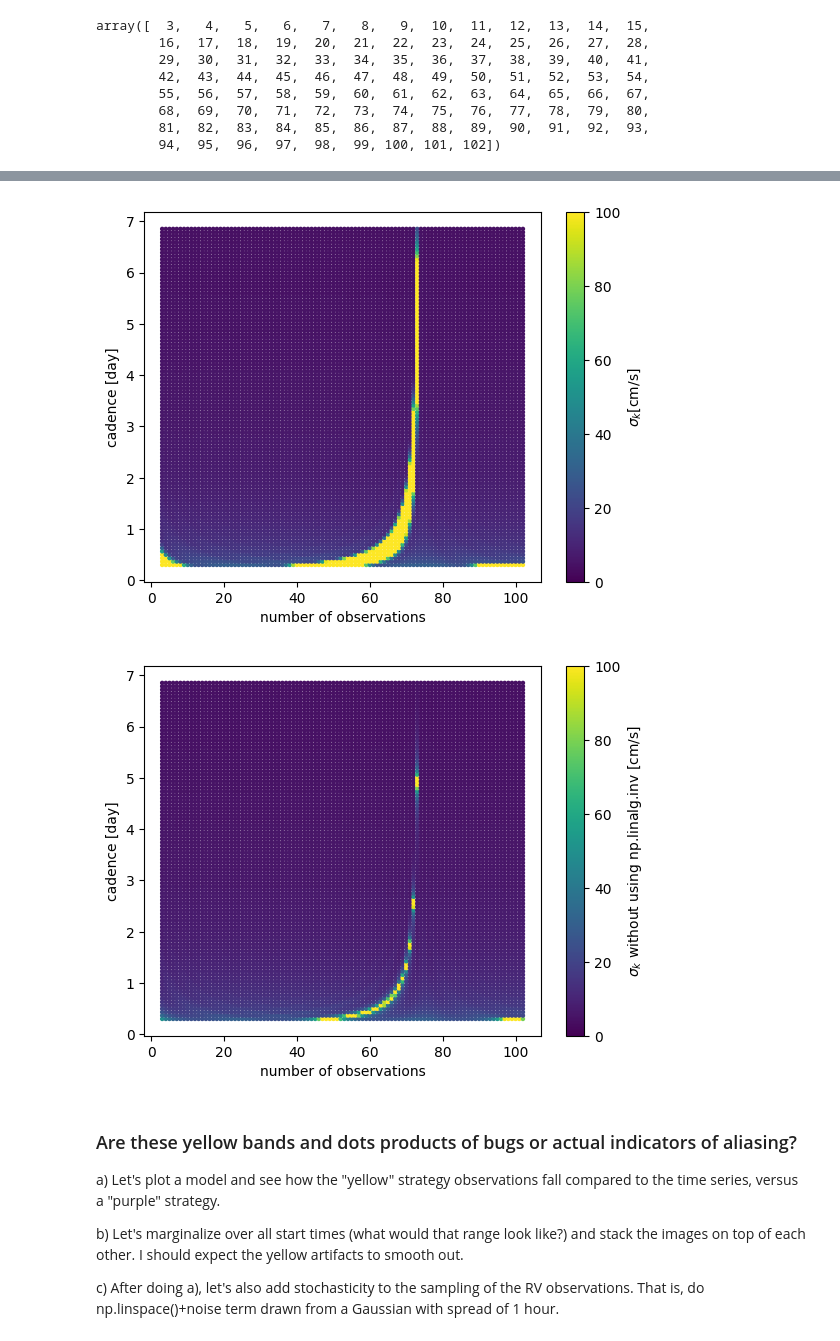
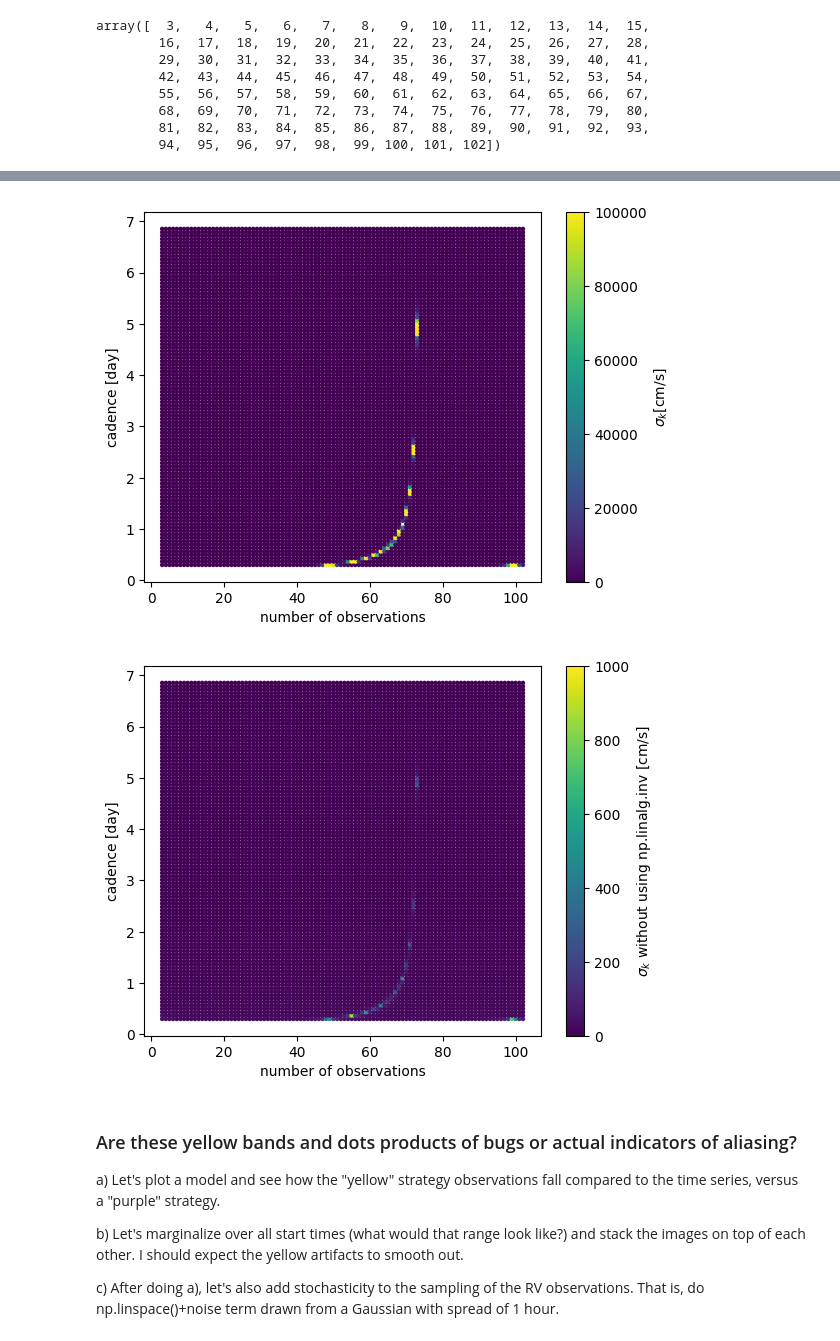
Before and after one commit to exoclam/gaspery, a Jupyter notebook: strategies.ipynb, the cells around one changed output, grey strips where cells are left out. Cells and saved outputs as stored; diff of their text form; code cells hidden in the pictures.

Commit message:
added jitter to timestamps, co-added to marginalize across different start times...look at the stable stacked plotgit add calculate_fim.ipynb

```diff
--- a/strategies.ipynb
+++ b/strategies.ipynb
@@ -127,6 +127,9 @@ def make_t(n_obs, cadence, start):
     # initial obs time of 2300 is a placeholder that's set as somewhat close to the arbitrary test_T0 of 2360
     end = start + n_obs * cadence
     t = np.linspace(2300, end, n_obs)
+
+    # add jitter ~ N(0, 1 hr) to timestamps
+    t += np.random.normal(0, 1./24)
 
     return t
 
@@ -170,7 +173,11 @@ def strategy(start, n_obs, cadence, theta, sigma_val):
     sigma_k_stable = np.sqrt(1/fim[0][0])
     #print("sigma_K, not using inv: ", sigma_k_stable)
 
-    return sigma_k, sigma_k_stable
+    # np.linalg.solve is more stable than np.linalg.inv, apparently
+    inv_fim_solve = solve(fim, np.diag(np.ones(len(theta))))
+    sigma_k_solve = np.sqrt(inv_fim_solve)[0][0]
+
+    return sigma_k, sigma_k_stable, sigma_k_solve, fim
 
 strategy(start=2352, n_obs=100, cadence=1, theta=test_theta, sigma_val=30) # default to 2300
 # %% [output]
@@ -203,13 +215,23 @@ n_observations = np.linspace(3, 102, dim).astype(int)
 cadences = np.linspace(0.30, 6.85, dim)
 sigma_ks = np.ones(dim**2).reshape((dim,dim))
 sigma_ks_stable = np.ones(dim**2).reshape((dim,dim))
+sigma_ks_solve = np.ones(dim**2).reshape((dim,dim))
 
 #with tqdm.tqdm(total=100) as pbar:
 for enum_i, i in enumerate(n_observations):
     for enum_j, j in enumerate(cadences):
         #print(i, j)
-        sigma_k, sigma_k_stable = strategy(start=2300, n_obs=i, cadence=j, theta=test_theta, sigma_val=30)
+        sigma_k, sigma_k_stable, sigma_k_solve, fim = strategy(start=2300, n_obs=i, cadence=j, theta=test_theta, sigma_val=30)
         #print(sigma_k, sigma_k_stable)
+
+        ### EDIT: as shown later, I needed to find out why some sigma_k's were blowing up
+        ### Could it be aliasing, as suggested by the spacing of the yellow patches?
+        ### Nope. Turns out, as shown directly below, that it's a numerical stability issue.
+        ### To show this, I output an example FIM whose sigma_k term blows up.
+        ### I compare its np.lingalg.inv() sigma_k against the one calculated by np.sqrt(1/FIM[0][0]).
+        if (enum_i==70 and enum_j==70):
+            bad_fim = fim
 
         sigma_ks[enum_i][enum_j] = sigma_k
         sigma_ks_stable[enum_i][enum_j] = sigma_k_stable
+        sigma_ks_solve[enum_i][enum_j] = sigma_k_solve
@@ -253,18 +303,18 @@ array([0.3       , 0.36616162, 0.43232323, 0.49848485, 0.56464646,
        6.58535354, 6.65151515, 6.71767677, 6.78383838, 6.85      ])
 # %%
 x, y = np.meshgrid(n_observations, cadences)
-plt.scatter(x, y, c=sigma_ks, s=5, vmin=0, vmax=100)
+plt.scatter(x, y, c=sigma_ks, s=5, vmin=0, vmax=100000)
 cbar = plt.colorbar()
 cbar.ax.set_ylabel(r"$\sigma_k$[cm/s]")
 plt.xlabel("number of observations")
 plt.ylabel("cadence [day]")
 #plt.savefig("n_obs-cadence-sigma_k.pdf", format="pdf")
 plt.show()
 # %% [output]
-[figure, old version]
+[figure, new version]
 # %%
 x, y = np.meshgrid(n_observations, cadences)
-plt.scatter(x, y, c=sigma_ks_stable, s=5, vmin=0, vmax=100)
+plt.scatter(x, y, c=sigma_ks_stable, s=5, vmin=0, vmax=1000)
 cbar = plt.colorbar()
 cbar.ax.set_ylabel(r"$\sigma_k$ without using np.linalg.inv [cm/s]")
 plt.xlabel("number of observations")
@@ -272,7 +322,7 @@ plt.ylabel("cadence [day]")
 #plt.savefig("n_obs-cadence-sigma_k-stable.pdf", format="pdf")
 plt.show()
 # %% [output]
-[figure, old version]
+[figure, new version]
 # %% [markdown]
 ### Are these yellow bands and dots products of bugs or actual indicators of aliasing?
 
```
Also changed, not shown: parts of 26 cells of this notebook, 2 other files.
